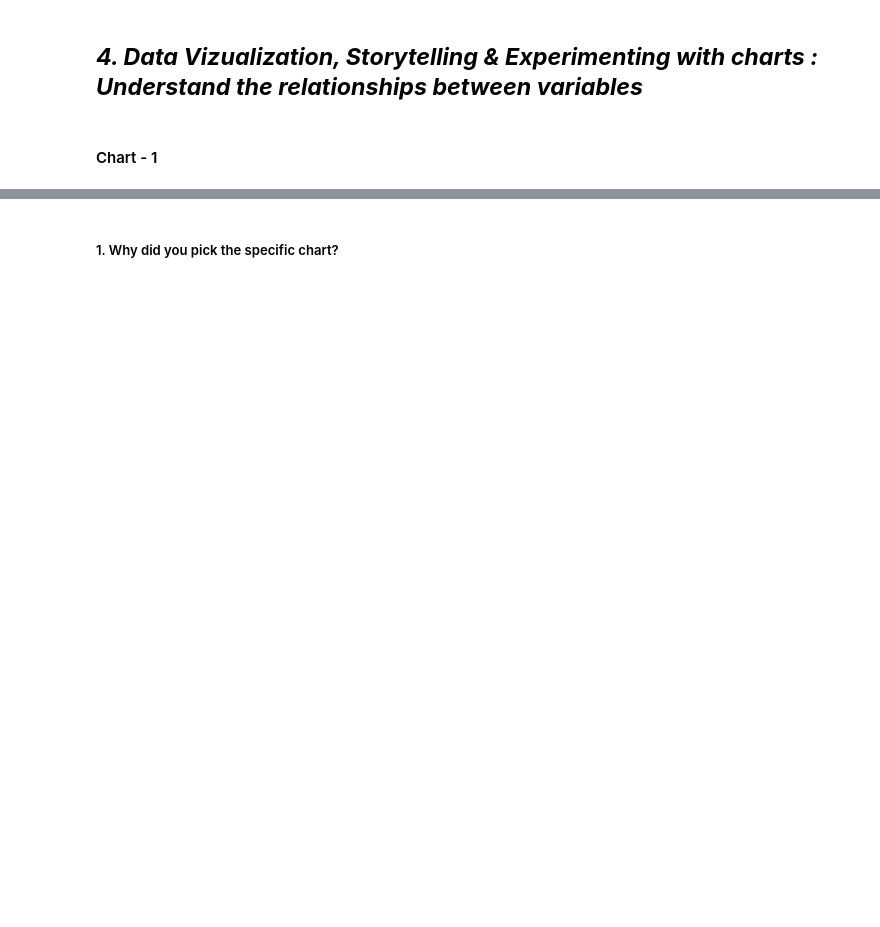
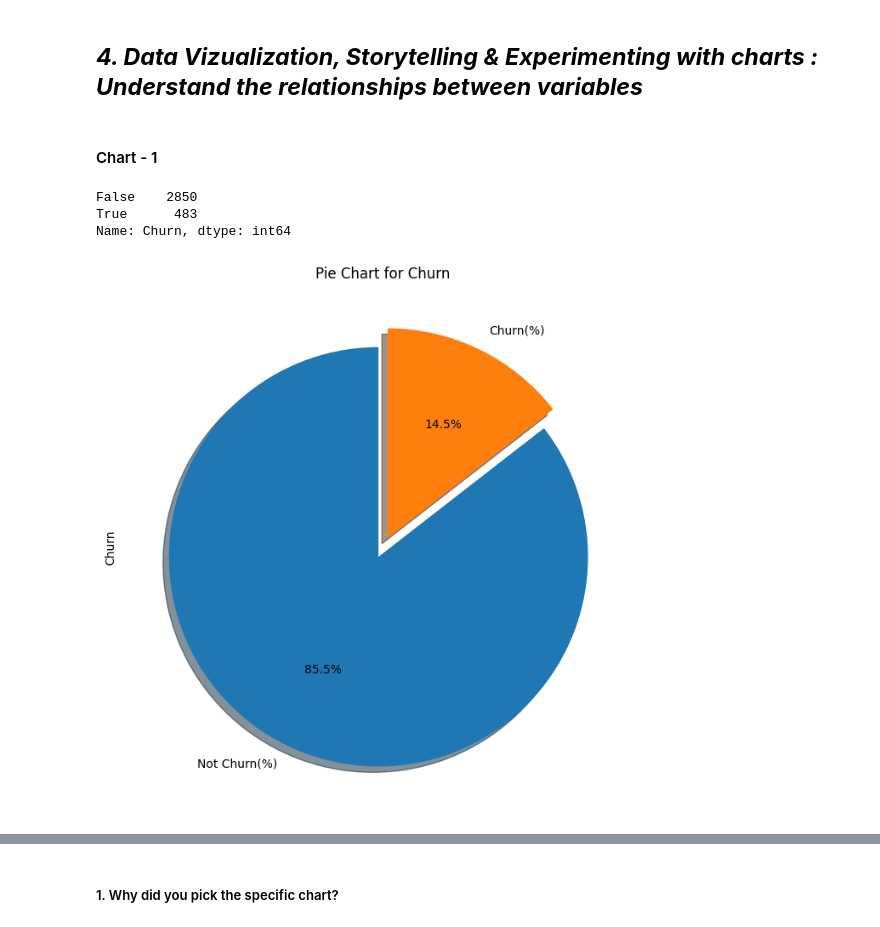
Before and after one commit to debobratopaul/CAPSTONE_PROJECT_TELECOM_CHURN_ANALYSIS, a Jupyter notebook: CAPSTONE_PROJECT_TELECOM_CHURN_ANALYSIS.ipynb, the cells around one changed output, grey strips where cells are left out. Cells and saved outputs as stored; diff of their text form; code cells hidden in the pictures; blank space fills up the shorter version.

```diff
--- a/CAPSTONE_PROJECT_TELECOM_CHURN_ANALYSIS.ipynb
+++ b/CAPSTONE_PROJECT_TELECOM_CHURN_ANALYSIS.ipynb
@@ -289,5 +289,7 @@ dtype: object
 ### Data Wrangling Code
 # %%
 # Write your code to make your dataset analysis ready.
+df.replace({'Yes': True, 'No': False}, inplace = True)
+df.info()
 # %% [markdown]
 ### What all manipulations have you done and insights you found?
@@ -299,3 +301,15 @@ Answer Here.
 #### Chart - 1
 # %%
 # Chart - 1 visualization code
+print(df.Churn.value_counts())
+# %% [output]
+False    2850
+True      483
+Name: Churn, dtype: int64
+# %%
+#plotting pie chart for churn
+df['Churn'].value_counts().plot.pie(explode=[0.05,0.05], autopct='%1.1f%%', labels=['Not Churn(%)','Churn(%)'], startangle=90,shadow=True, figsize=(8,8))
+plt.title('Pie Chart for Churn')
+plt.show()
+# %% [output]
+[figure, added]
```
Also changed, not shown: parts of 11 cells of this notebook.
